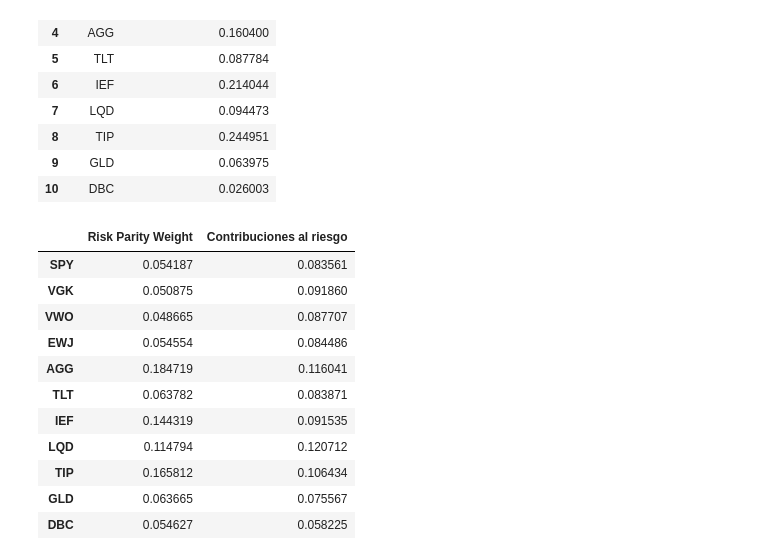
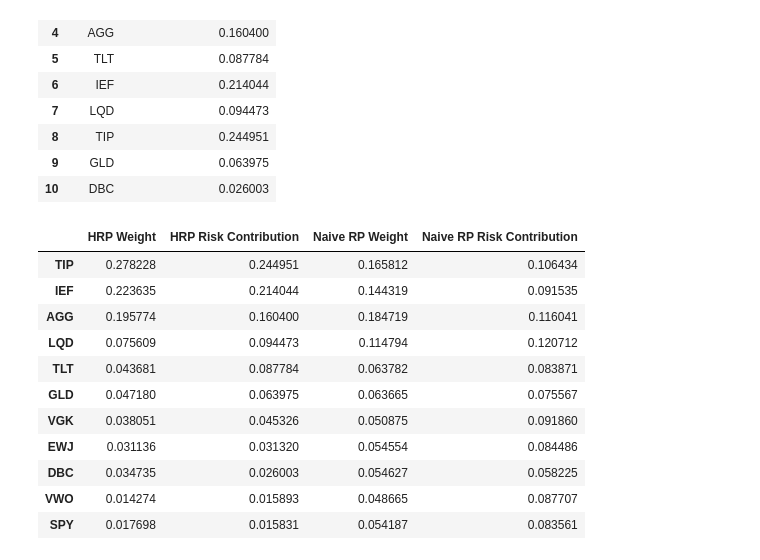
Before and after one commit to Jorgeberlin/quant_management, a Jupyter notebook: notebooks/03_bl_hrp.ipynb, the cells around one changed output. Drawn from its saved outputs; the diff is of its cells as text; code cells hidden in the pictures.

```diff
--- a/notebooks/03_bl_hrp.ipynb
+++ b/notebooks/03_bl_hrp.ipynb
@@ -343,21 +335,31 @@ df_rc_hrp
 # %%
 weights_rp_naive = get_risk_parity_naive_weights(sigma)
 rc_rp_naive = risk_contribution(
     weights_rp_naive.values,
     sigma.values
 )
-df_risk_parity_naive = pd.DataFrame({"Risk Parity Weight": weights_rp_naive, "Contribuciones al riesgo": rc_rp_naive})
-df_risk_parity_naive
+df_comparaciones = pd.DataFrame({
+    "HRP Weight": weights_hrp,
+    "HRP Risk Contribution": rc_hrp,
+    "Naive RP Weight": weights_rp_naive,
+    "Naive RP Risk Contribution": rc_rp_naive
+})
+
+df_comparaciones = df_comparaciones.sort_values(
+    "HRP Risk Contribution",
+    ascending=False
+)
+df_comparaciones
 # %% [output]
-|  | Risk Parity Weight | Contribuciones al riesgo |
-| SPY | 0.054187 | 0.083561 |
-| VGK | 0.050875 | 0.091860 |
-| VWO | 0.048665 | 0.087707 |
-| EWJ | 0.054554 | 0.084486 |
-| AGG | 0.184719 | 0.116041 |
-| TLT | 0.063782 | 0.083871 |
-| IEF | 0.144319 | 0.091535 |
-| LQD | 0.114794 | 0.120712 |
-| TIP | 0.165812 | 0.106434 |
-| GLD | 0.063665 | 0.075567 |
-| DBC | 0.054627 | 0.058225 |
+|  | HRP Weight | HRP Risk Contribution | Naive RP Weight | Naive RP Risk Contribution |
+| TIP | 0.278228 | 0.244951 | 0.165812 | 0.106434 |
+| IEF | 0.223635 | 0.214044 | 0.144319 | 0.091535 |
+| AGG | 0.195774 | 0.160400 | 0.184719 | 0.116041 |
+| LQD | 0.075609 | 0.094473 | 0.114794 | 0.120712 |
+| TLT | 0.043681 | 0.087784 | 0.063782 | 0.083871 |
+| GLD | 0.047180 | 0.063975 | 0.063665 | 0.075567 |
+| VGK | 0.038051 | 0.045326 | 0.050875 | 0.091860 |
+| EWJ | 0.031136 | 0.031320 | 0.054554 | 0.084486 |
+| DBC | 0.034735 | 0.026003 | 0.054627 | 0.058225 |
+| VWO | 0.014274 | 0.015893 | 0.048665 | 0.087707 |
+| SPY | 0.017698 | 0.015831 | 0.054187 | 0.083561 |
```
Also changed, not shown: parts of 22 cells of this notebook, 1 other file.
